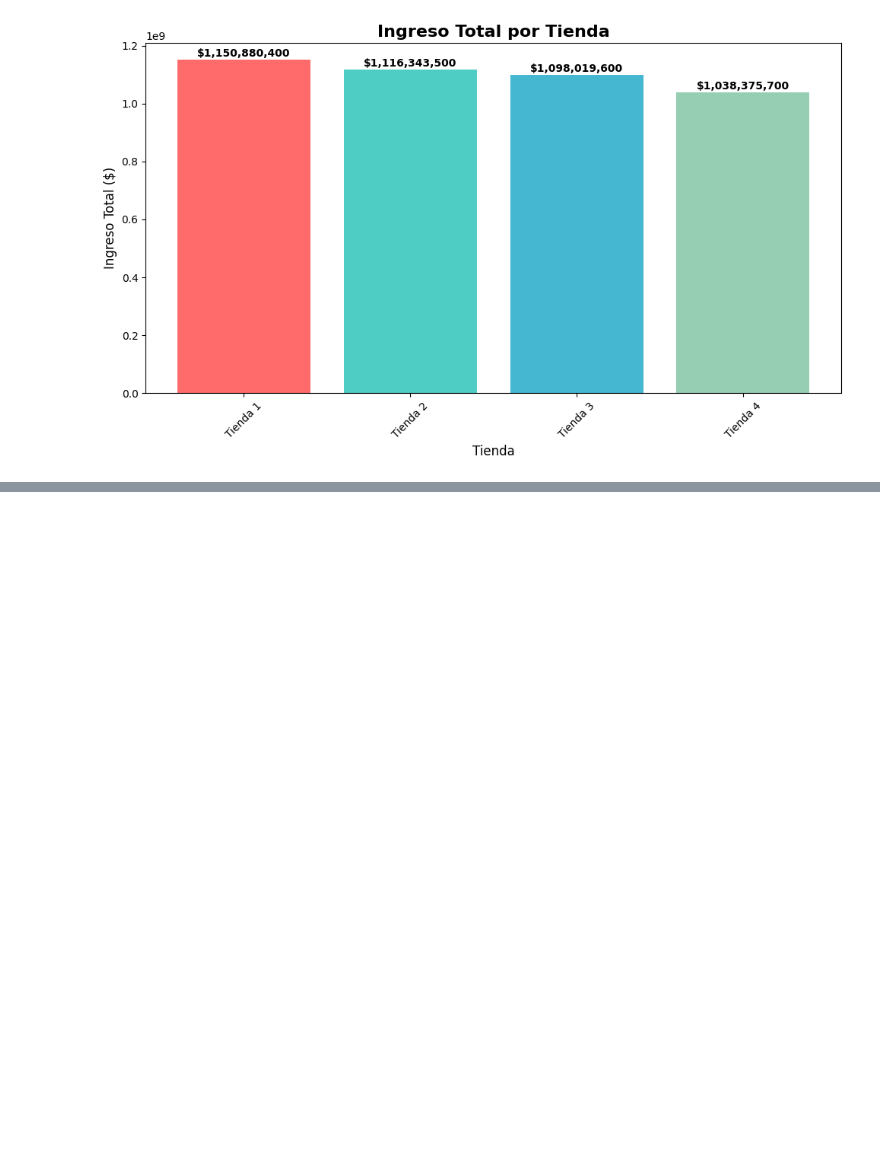
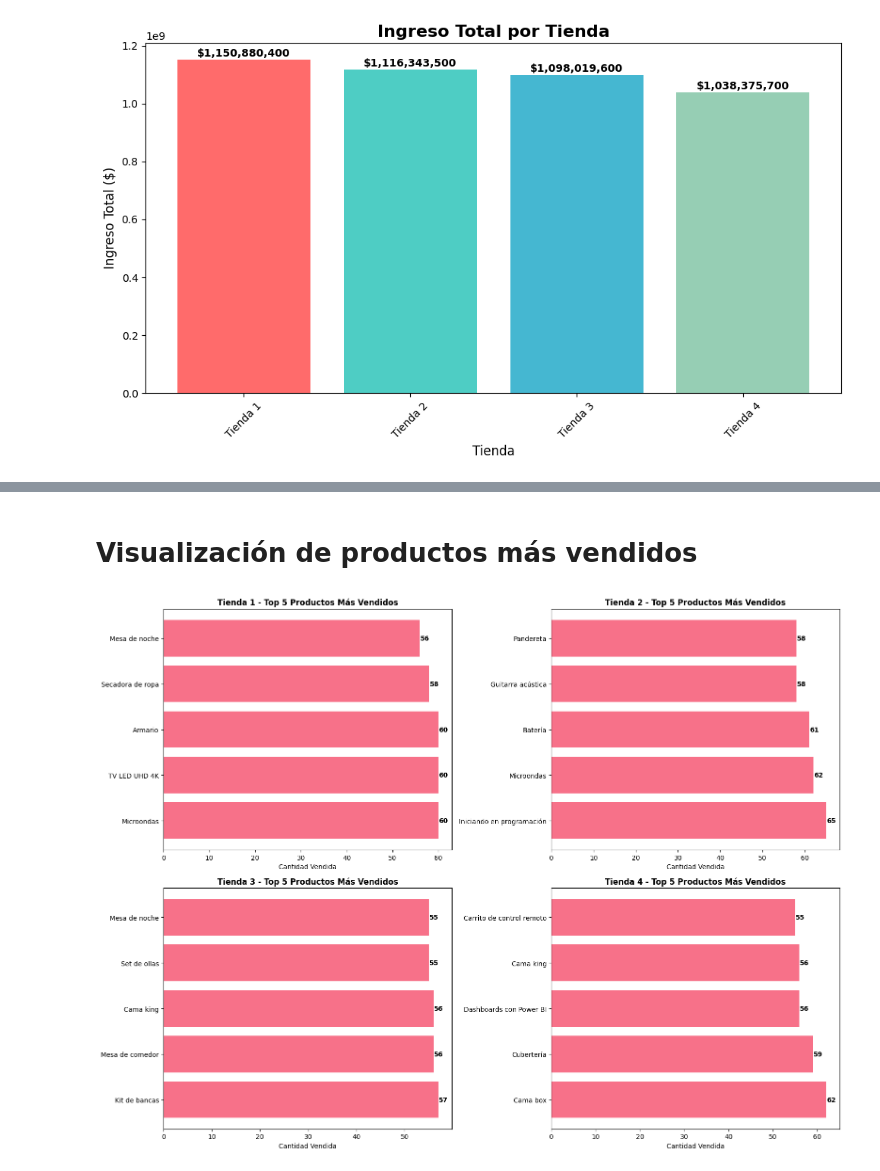
Before and after one commit to byfurkation/Allura_store, a Jupyter notebook: AluraStoreLatam.ipynb, the cells around one changed output, grey strips where cells are left out. Saved outputs shown, nothing was run; the diff lists cells and outputs as text; code cells hidden in the pictures; blank space fills up the shorter version.

```diff
--- a/AluraStoreLatam.ipynb
+++ b/AluraStoreLatam.ipynb
@@ -288,0 +322,22 @@ plt.show()
+# %% [markdown]
+# Visualización de productos más vendidos
+# %%
+fig, axes = plt.subplots(2, 2, figsize=(16, 12))
+productos_data = [productos_t1, productos_t2, productos_t3, productos_t4]
+
+for i, (ax, data, nombre) in enumerate(zip(axes.flat, productos_data, tiendas_nombres)):
+    top_5 = data.head(5)
+    ax.barh(range(len(top_5)), top_5.values)
+    ax.set_yticks(range(len(top_5)))
+    ax.set_yticklabels(top_5.index)
+    ax.set_title(f'{nombre} - Top 5 Productos Más Vendidos', fontweight='bold')
+    ax.set_xlabel('Cantidad Vendida')
+
+    # Agregar valores en las barras
+    for j, v in enumerate(top_5.values):
+        ax.text(v + 0.1, j, str(v), va='center', fontweight='bold')
+
+plt.tight_layout()
+plt.show()
+# %% [output]
+[figure, added]
```
Also changed, not shown: parts of 9 cells of this notebook.
